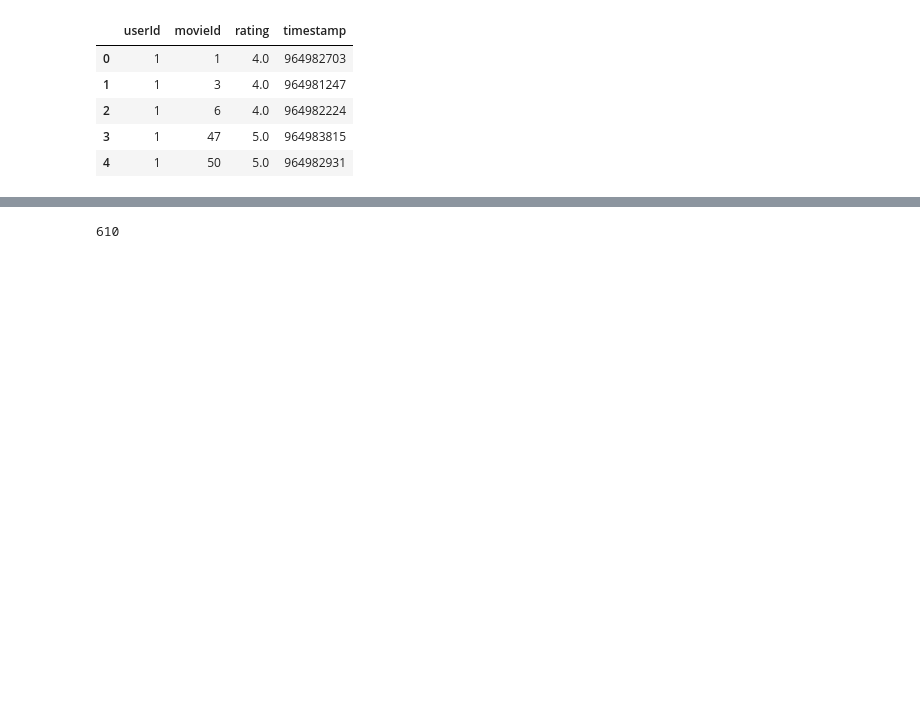
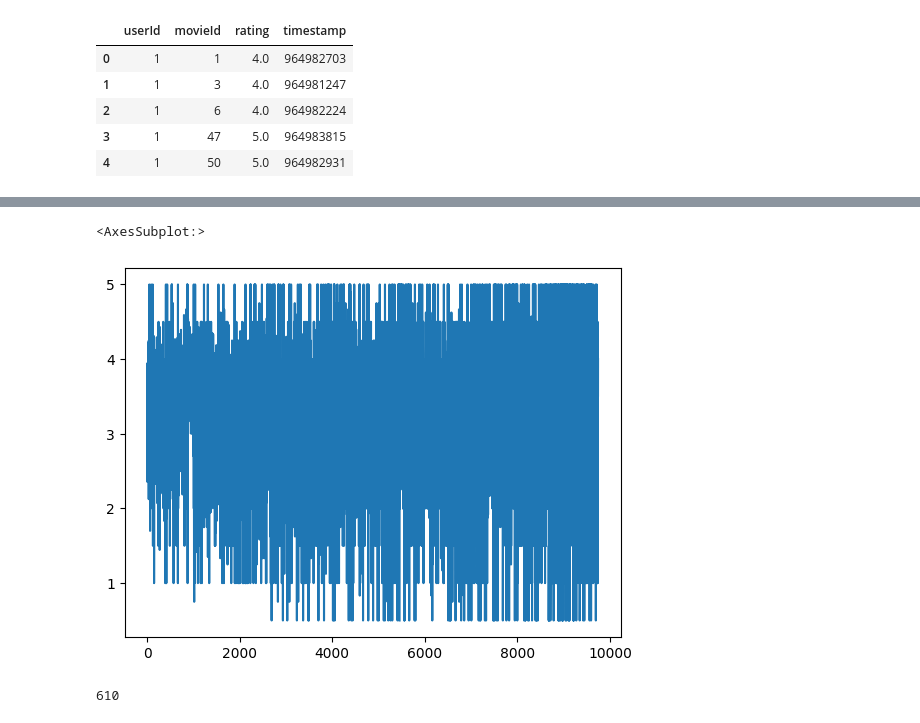
Before and after one commit to CogitoNTNU/CatMatch, a Jupyter notebook: movie_dataset.ipynb, the cells around one changed output, grey strips where cells are left out. Drawn from its saved outputs; the diff is of its cells as text; code cells hidden in the pictures; blank space fills up the shorter version.

```diff
--- a/movie_dataset.ipynb
+++ b/movie_dataset.ipynb
@@ -28,0 +44,5 @@ dfr.head()
+# %%
+dfm.rating.plot()
+# %% [output]
+<AxesSubplot:>
+[figure, added]
```
Also changed, not shown: parts of 8 cells of this notebook.
